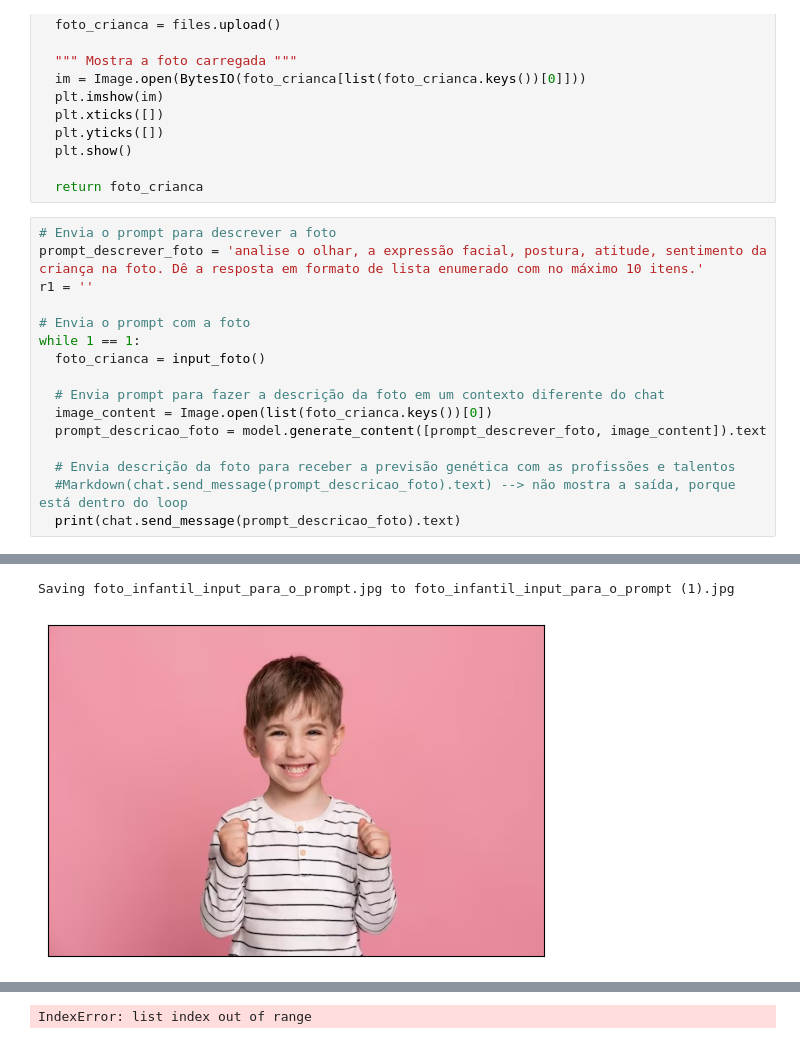
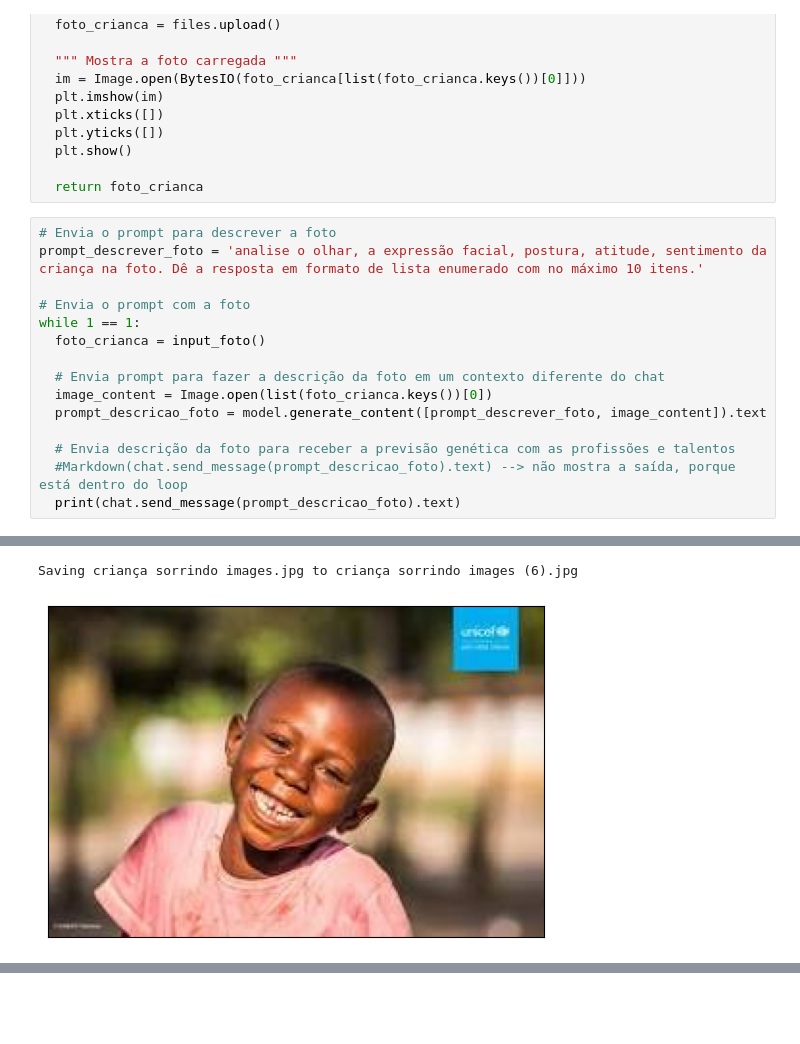
Before and after one commit to diogocf/Gattaca_-_A_Experiencia_Genetica, a Jupyter notebook: Gattaca_A_experiência_genética.ipynb, the cells around one changed output, grey strips where cells are left out. Drawn from its saved outputs; the diff is of its cells as text; blank space fills up the shorter version.

```diff
--- a/Gattaca_A_experiência_genética.ipynb
+++ b/Gattaca_A_experiência_genética.ipynb
@@ -112,20 +112,19 @@ def input_foto():
 # %%
 # Envia o prompt para descrever a foto
 prompt_descrever_foto = 'analise o olhar, a expressão facial, postura, atitude, sentimento da criança na foto. Dê a resposta em formato de lista enumerado com no máximo 10 itens.'
-r1 = ''
 
 # Envia o prompt com a foto
 while 1 == 1:
   foto_crianca = input_foto()
 
   # Envia prompt para fazer a descrição da foto em um contexto diferente do chat
   image_content = Image.open(list(foto_crianca.keys())[0])
   prompt_descricao_foto = model.generate_content([prompt_descrever_foto, image_content]).text
 
   # Envia descrição da foto para receber a previsão genética com as profissões e talentos
   #Markdown(chat.send_message(prompt_descricao_foto).text) --> não mostra a saída, porque está dentro do loop
   print(chat.send_message(prompt_descricao_foto).text)
 # %% [output]
 [interactive output not drawn]
-Saving foto_infantil_input_para_o_prompt.jpg to foto_infantil_input_para_o_prompt (1).jpg
+Saving criança sorrindo images.jpg to criança sorrindo images (6).jpg
-[figure, old version]
+[figure, new version]
@@ -149,2 +148 @@ A criança na foto emana uma energia verdadeiramente inspiradora! A combinação
 [interactive output not drawn]
-IndexError: list index out of range
```
Also changed, not shown: parts of 1 cell of this notebook.
